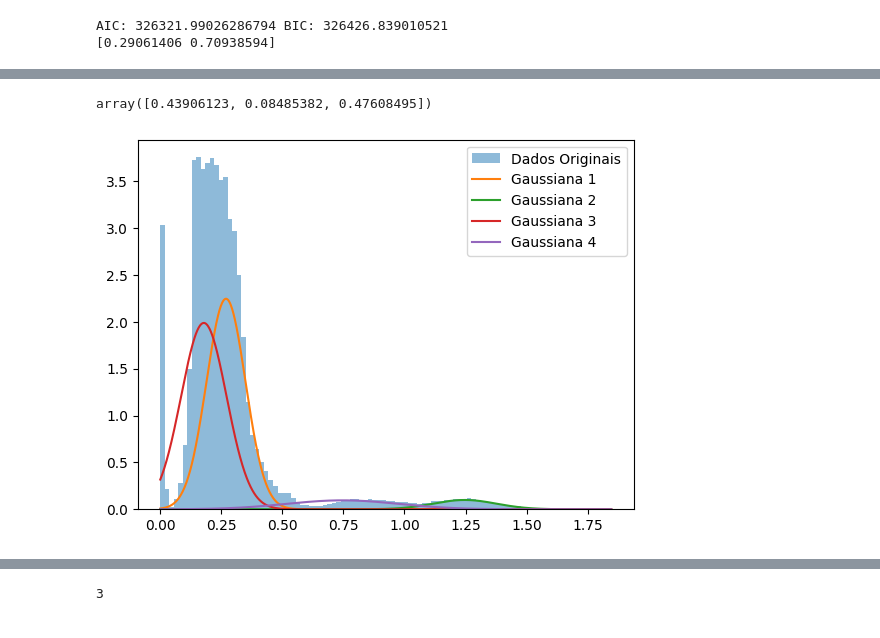
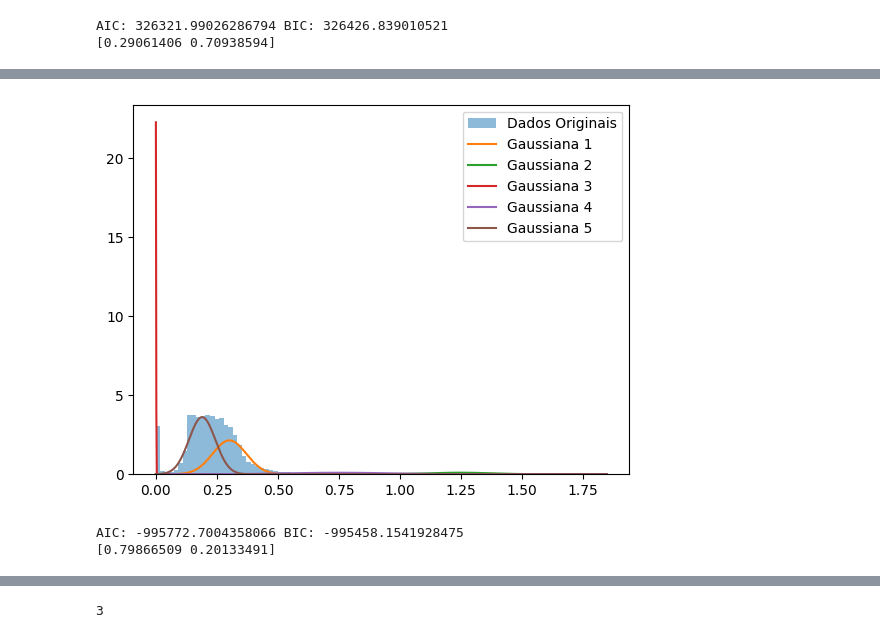
Before and after one commit to RL2-SP3/LISSA, a Jupyter notebook: examples/analise_modelos_hmm.ipynb, the cells around one changed output, grey strips where cells are left out. Cells and saved outputs as stored; diff of their text form; code cells hidden in the pictures.

```diff
--- a/examples/analise_modelos_hmm.ipynb
+++ b/examples/analise_modelos_hmm.ipynb
@@ -77,13 +65,25 @@ AIC: 326321.99026286794 BIC: 326426.839010521
-# %%
-model.weights_
-# %% [output]
-array([0.43906123, 0.08485382, 0.47608495])
 # %%
-n = 4
+n = 5
 
 data = PCAData["VibMod"].loc[PCAData["Well_down"]==0].apply(np.log1p)
 
 model = li.GMMFit(data,n,mainSeed)
 li.GaussianMixturePlot(model,data)
+
+modelVib = hmm.GMMHMM(
+    n_components=2,
+    n_mix= n,
+    random_state=mainSeed,
+    covariance_type="full"
+    )
+
+
+modelVib = li.HMMTrainer(X_train["VibMod"],trainLength,modelVib)
+
+li.PostProcessing(modelVib, PCAData, modelData,"VibMod", "State Mod", totalLength)
+print(modelVib.get_stationary_distribution())
+PCAData["State Mod"] = PCAData["State Mod"].map(li.StateConversion(modelVib.get_stationary_distribution(),2))
 # %% [output]
-[figure, old version]
+[figure, new version]
+AIC: -995772.7004358066 BIC: -995458.1541928475
+[0.79866509 0.20133491]
```
Also changed, not shown: parts of 13 cells of this notebook, 1 other file.
